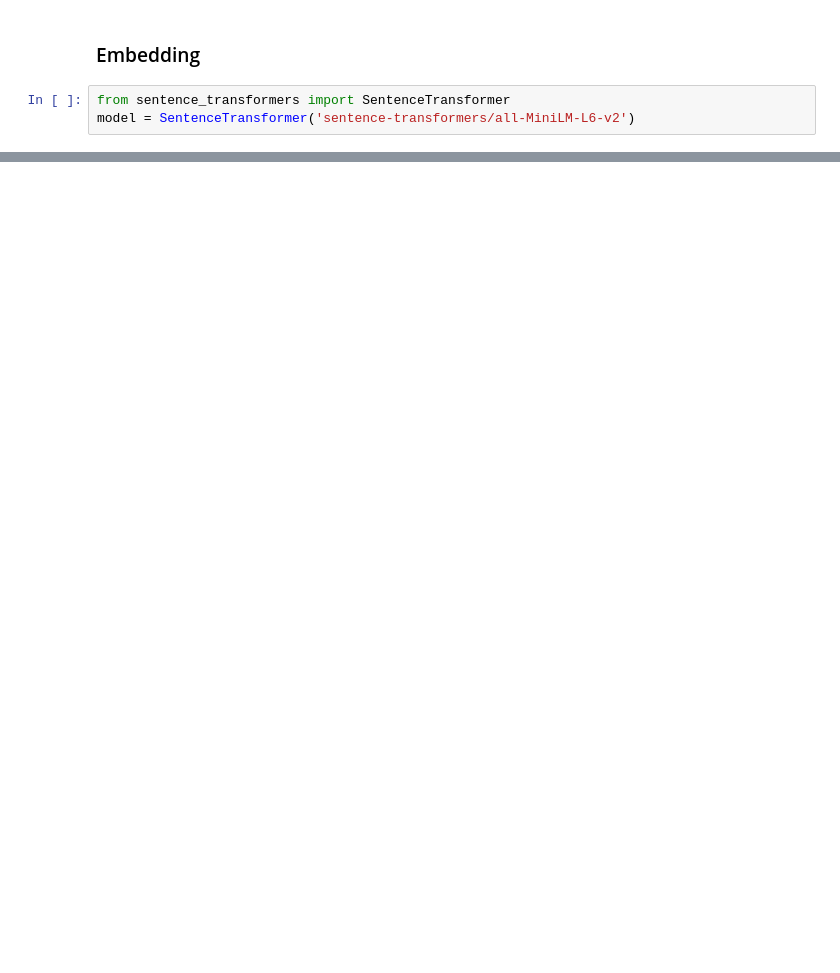
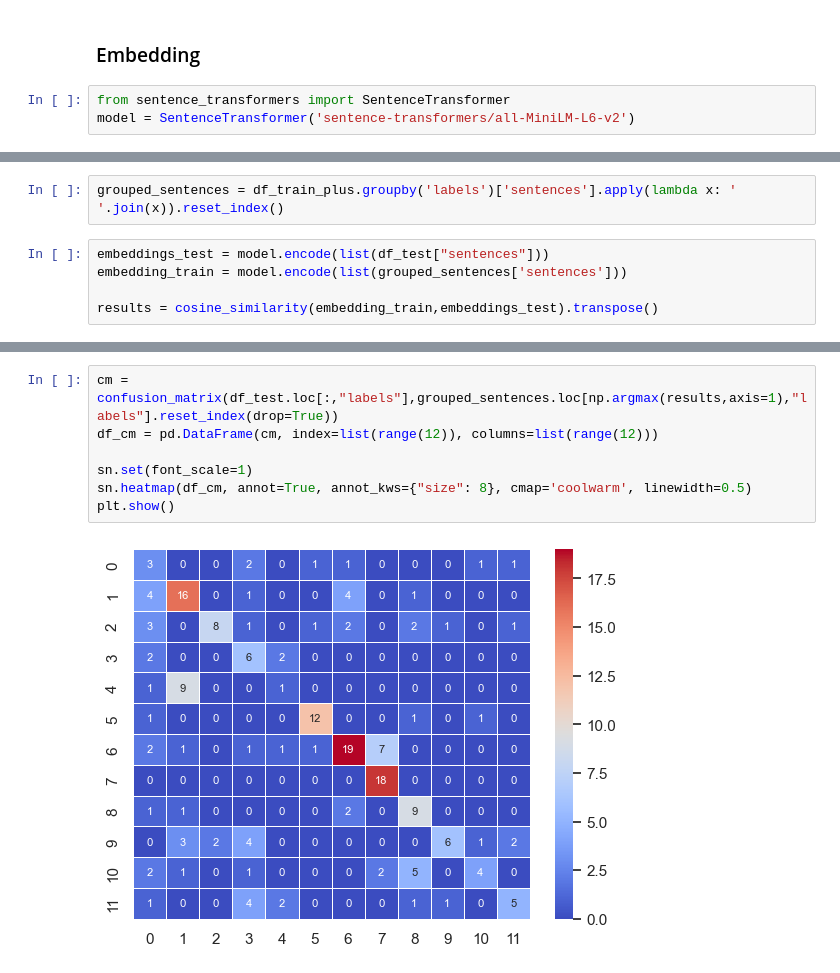
Before and after one commit to baptlem/sentence_classification, a Jupyter notebook: matthias_notebook.ipynb, the cells around one changed output, grey strips where cells are left out. Drawn from its saved outputs; the diff is of its cells as text; blank space fills up the shorter version.

```diff
--- a/matthias_notebook.ipynb
+++ b/matthias_notebook.ipynb
@@ -162,0 +269,7 @@ list(df_test.sentences)
+# %%
+grouped_sentences = df_train_plus.groupby('labels')['sentences'].apply(lambda x: ' '.join(x)).reset_index()
+# %%
+embeddings_test = model.encode(list(df_test["sentences"]))
+embedding_train = model.encode(list(grouped_sentences['sentences']))
+
+results = cosine_similarity(embedding_train,embeddings_test).transpose()
@@ -162,0 +322,9 @@ list(df_test.sentences)
+# %%
+cm = confusion_matrix(df_test.loc[:,"labels"],grouped_sentences.loc[np.argmax(results,axis=1),"labels"].reset_index(drop=True))
+df_cm = pd.DataFrame(cm, index=list(range(12)), columns=list(range(12)))
+
+sn.set(font_scale=1)
+sn.heatmap(df_cm, annot=True, annot_kws={"size": 8}, cmap='coolwarm', linewidth=0.5)
+plt.show()
+# %% [output]
+[figure, added]
```
Also changed, not shown: parts of 42 cells of this notebook, 1 other file.
